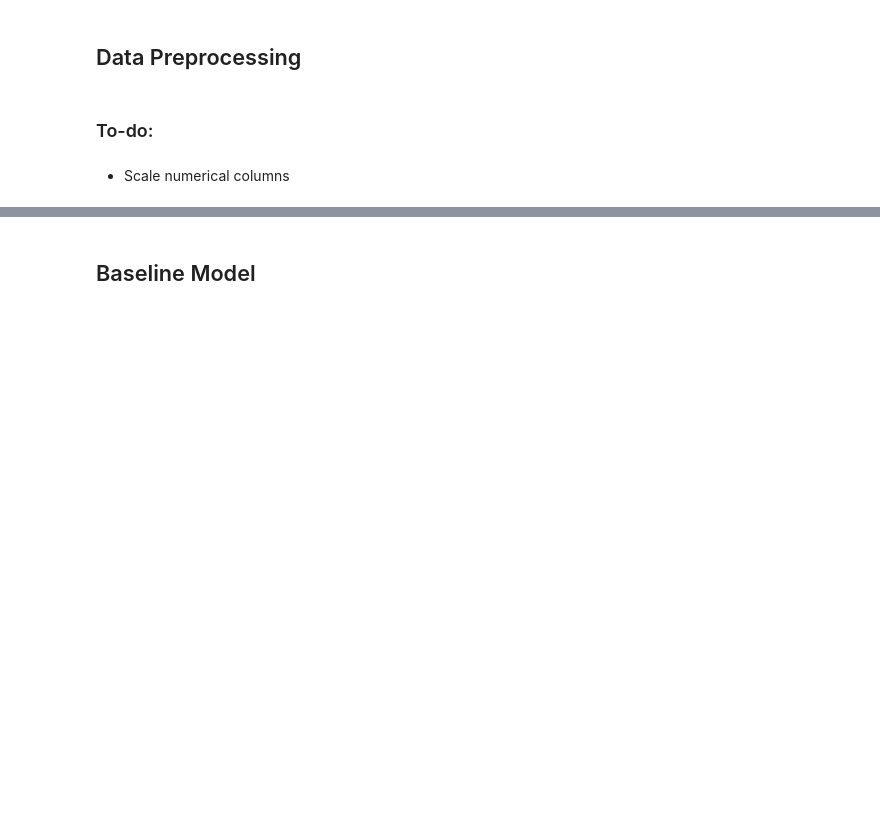
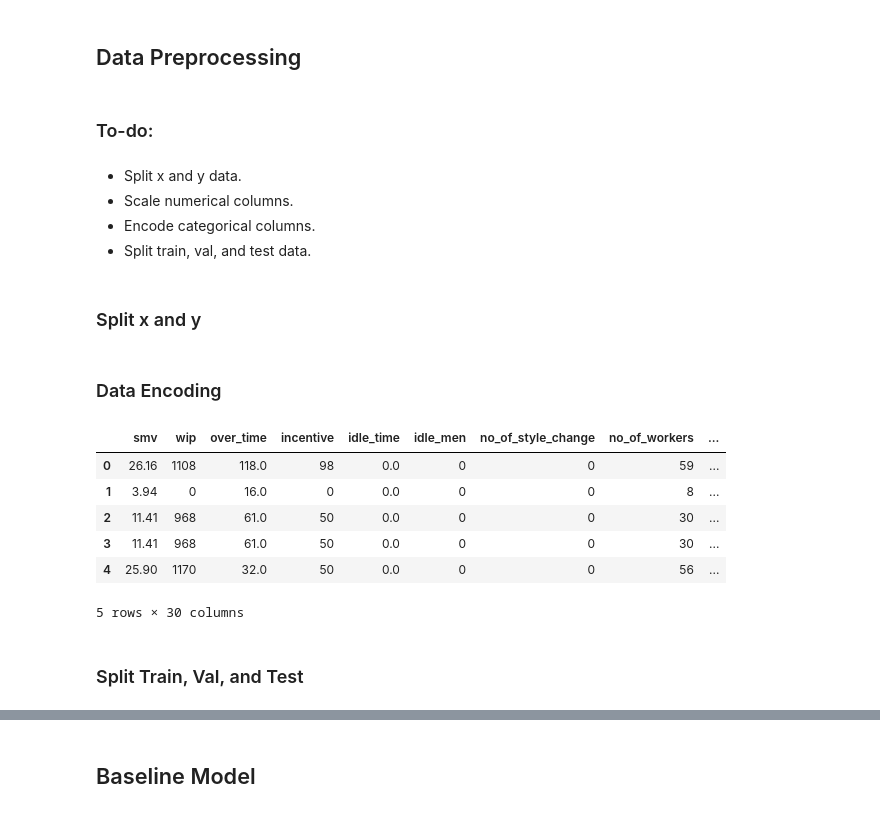
Before and after one commit to Tinnne/UTSDeepLearning, a Jupyter notebook: Number1.ipynb, the cells around one changed output, grey strips where cells are left out. Drawn from its saved outputs; the diff is of its cells as text; code cells hidden in the pictures; blank space fills up the shorter version.

```diff
--- a/Number1.ipynb
+++ b/Number1.ipynb
@@ -520,4 +525,9 @@ cat_plot(data)
 # %% [markdown]
 ### To-do:
 # %% [markdown]
-- Scale numerical columns
+- Split x and y data.
+- Scale numerical columns.
+- Encode categorical columns.
+- Split train, val, and test data.
+# %% [markdown]
+### Split x and y
@@ -523,0 +540,15 @@ cat_plot(data)
+# %% [markdown]
+### Data Encoding
+# %%
+x = pd.get_dummies(x, cat_cols)
+x.head()
+# %% [output]
+|  | smv | wip | over_time | incentive | idle_time | idle_men | no_of_style_change | no_of_workers | ... |
+| 0 | 26.16 | 1108 | 118.0 | 98 | 0.0 | 0 | 0 | 59 | ... |
+| 1 | 3.94 | 0 | 16.0 | 0 | 0.0 | 0 | 0 | 8 | ... |
+| 2 | 11.41 | 968 | 61.0 | 50 | 0.0 | 0 | 0 | 30 | ... |
+| 3 | 11.41 | 968 | 61.0 | 50 | 0.0 | 0 | 0 | 30 | ... |
+| 4 | 25.90 | 1170 | 32.0 | 50 | 0.0 | 0 | 0 | 56 | ... |
+5 rows × 30 columns
+# %% [markdown]
+### Split Train, Val, and Test
```
Also changed, not shown: parts of 17 cells of this notebook.
